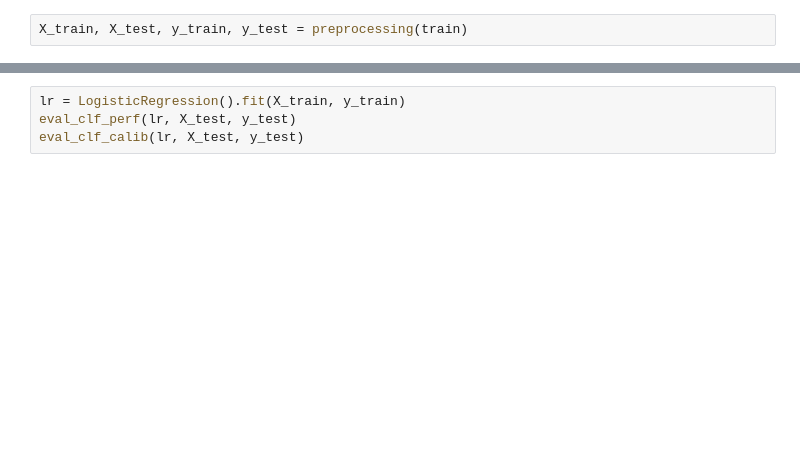
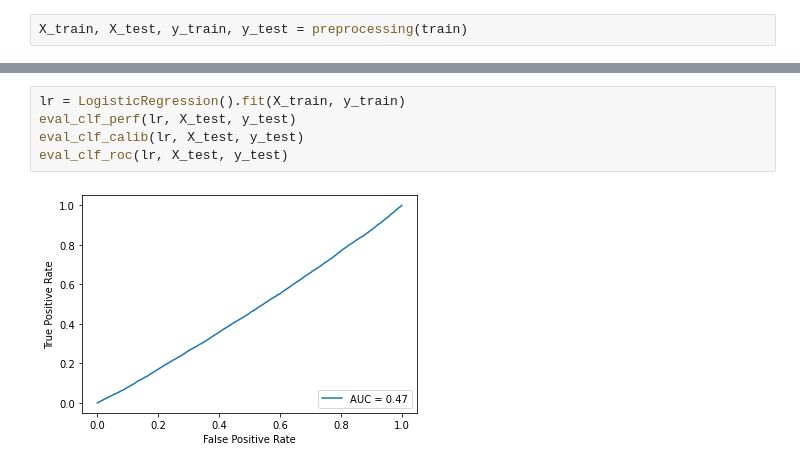
Before and after one commit to Johannes-Gross/business-analytics, a Jupyter notebook: insurance-jg.ipynb, the cells around one changed output, grey strips where cells are left out. Cells and saved outputs as stored; diff of their text form; blank space fills up the shorter version.

```diff
--- a/insurance-jg.ipynb
+++ b/insurance-jg.ipynb
@@ -61,7 +83,10 @@ eval_clf_calib(rf, X_test, y_test)
 # %%
 lr = LogisticRegression().fit(X_train, y_train)
 eval_clf_perf(lr, X_test, y_test)
 eval_clf_calib(lr, X_test, y_test)
+eval_clf_roc(lr, X_test, y_test)
+# %% [output]
+[figure, added]
 # %%
 gb = GradientBoostingClassifier(n_estimators=500,learning_rate=0.05).fit(X_train, y_train)
 eval_clf_perf(gb, X_test, y_test)
```
Also changed, not shown: parts of 7 cells of this notebook, 1 other file.
